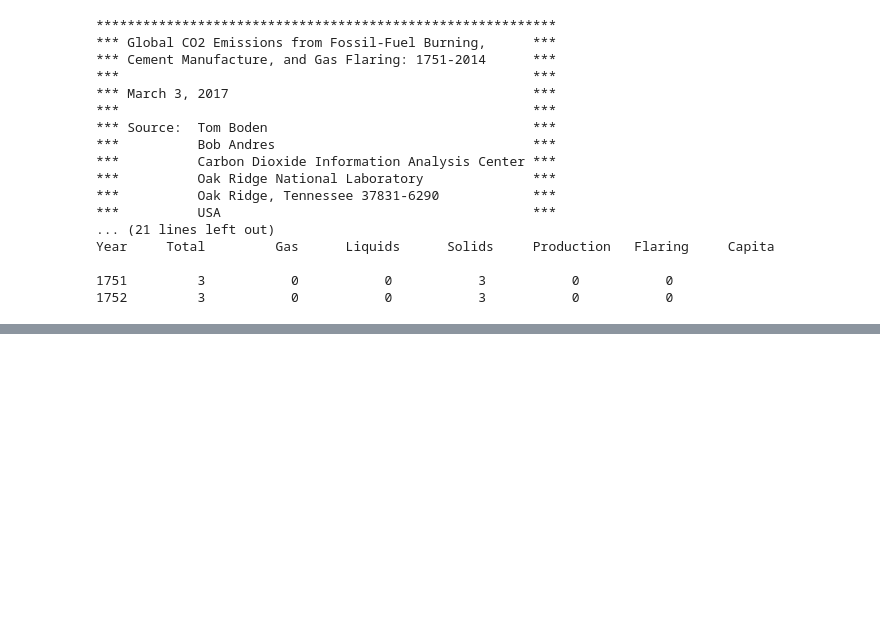
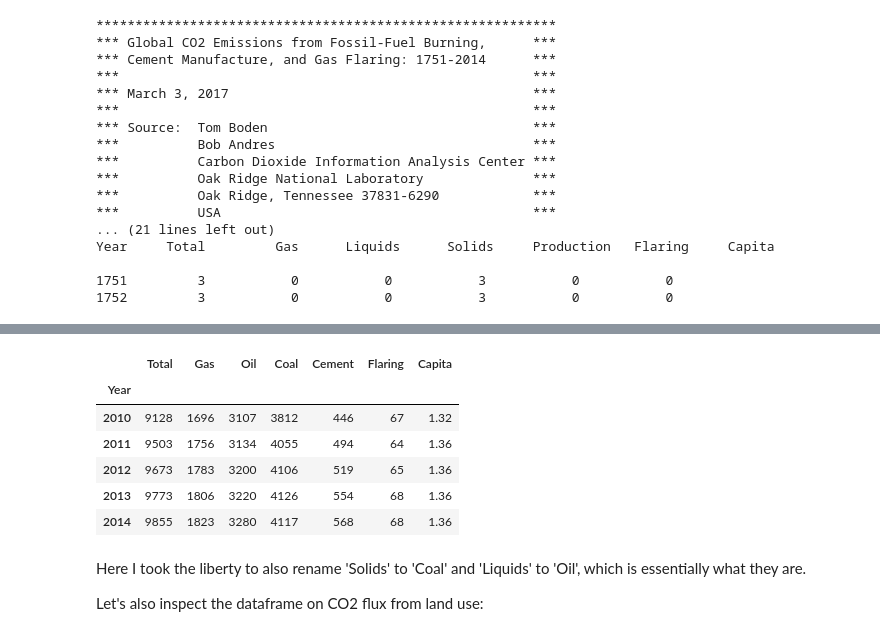
Before and after one commit to DocEpsilon/CO2-emissions-by-sources, a Jupyter notebook: Global CO2-Emissions incl Landuse.ipynb, the cells around one changed output, grey strips where cells are left out. Cells and saved outputs as stored; diff of their text form; code cells hidden in the pictures; blank space fills up the shorter version.

```diff
--- a/Global CO2-Emissions incl Landuse.ipynb
+++ b/Global CO2-Emissions incl Landuse.ipynb
@@ -50,0 +106,14 @@ co2flux_from_landuse.tail()
+# %%
+co2_fossil_emissions.tail()
+# %% [output]
+|  | Total | Gas | Oil | Coal | Cement | Flaring | Capita |
+| Year |  |  |  |  |  |  |  |
+| 2010 | 9128 | 1696 | 3107 | 3812 | 446 | 67 | 1.32 |
+| 2011 | 9503 | 1756 | 3134 | 4055 | 494 | 64 | 1.36 |
+| 2012 | 9673 | 1783 | 3200 | 4106 | 519 | 65 | 1.36 |
+| 2013 | 9773 | 1806 | 3220 | 4126 | 554 | 68 | 1.36 |
+| 2014 | 9855 | 1823 | 3280 | 4117 | 568 | 68 | 1.36 |
+# %% [markdown]
+Here I took the liberty to also rename 'Solids' to 'Coal' and 'Liquids' to 'Oil', which is essentially what they are.
+
+Let's also inspect the dataframe on CO2 flux from land use:
```
Also changed, not shown: parts of 41 cells of this notebook.
